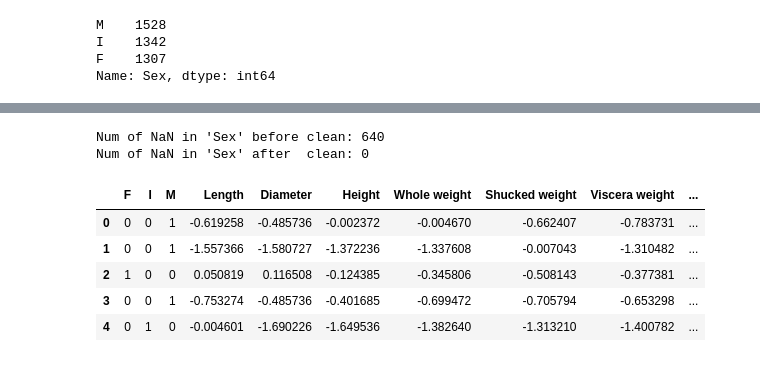
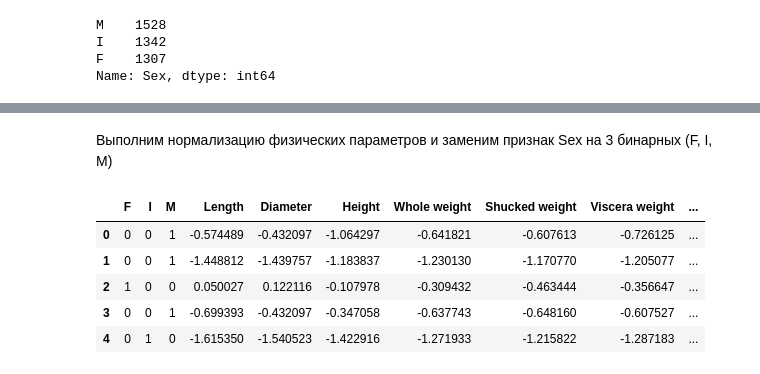
Before and after one commit to xLoSyAsHx/IAD19_ML, a Jupyter notebook: Task1_DataAnalyzing.ipynb, the cells around one changed output, grey strips where cells are left out. Saved outputs shown, nothing was run; the diff lists cells and outputs as text; code cells hidden in the pictures.

```diff
--- a/Task1_DataAnalyzing.ipynb
+++ b/Task1_DataAnalyzing.ipynb
@@ -156,34 +165,19 @@ df.describe(include = 'all').drop(['Sex'], axis=1)
-# %%
-# Prepare data
-
-valuesForFillNa = {}
-for columnName in df.columns:
-    if isinstance(df[columnName][0], str) == False:
-        valuesForFillNa[columnName] = df[columnName].mean()
-
-valuesForFillNa['Rings'] = round(valuesForFillNa['Rings'])
-clear_df = df.fillna(value=valuesForFillNa)
-
-print('Num of NaN in \'Sex\' before clean: ' + str(clear_df.isna()['Sex'].sum(axis=0)))
-clear_df = clear_df.dropna(subset=['Sex'])
-print('Num of NaN in \'Sex\' after  clean: ' + str(clear_df.isna()['Sex'].sum(axis=0)))
-
-# Normalization
-numerical_data = clear_df.drop(['Sex', 'Rings'], axis=1)
-numerical_data = (numerical_data - numerical_data.mean(axis = 0))/numerical_data.std(axis = 0)
-
-
-clear_df = pd.concat([pd.get_dummies(clear_df['Sex']), numerical_data, clear_df['Rings']], axis=1)
-clear_df.head()
-# %% [output]
-Num of NaN in 'Sex' before clean: 640
-Num of NaN in 'Sex' after  clean: 0
-|  | F | I | M | Length | Diameter | Height | Whole weight | Shucked weight | Viscera weight | ... |
-| 0 | 0 | 0 | 1 | -0.619258 | -0.485736 | -0.002372 | -0.004670 | -0.662407 | -0.783731 | ... |
-| 1 | 0 | 0 | 1 | -1.557366 | -1.580727 | -1.372236 | -1.337608 | -0.007043 | -1.310482 | ... |
-| 2 | 1 | 0 | 0 | 0.050819 | 0.116508 | -0.124385 | -0.345806 | -0.508143 | -0.377381 | ... |
-| 3 | 0 | 0 | 1 | -0.753274 | -0.485736 | -0.401685 | -0.699472 | -0.705794 | -0.653298 | ... |
-| 4 | 0 | 1 | 0 | -0.004601 | -1.690226 | -1.649536 | -1.382640 | -1.313210 | -1.400782 | ... |
+# %% [markdown]
+Выполним нормализацию физических параметров и заменим признак Sex на 3 бинарных (F, I, M)
+# %%
+numerical_data = df.drop(['Sex', 'Rings'], axis=1)
+numerical_data = (numerical_data - numerical_data.mean(axis = 0))/numerical_data.std(axis = 0)
+
+
+clear_df = pd.concat([pd.get_dummies(df['Sex']), numerical_data, df['Rings']], axis=1)
+clear_df.head()
+# %% [output]
+|  | F | I | M | Length | Diameter | Height | Whole weight | Shucked weight | Viscera weight | ... |
+| 0 | 0 | 0 | 1 | -0.574489 | -0.432097 | -1.064297 | -0.641821 | -0.607613 | -0.726125 | ... |
+| 1 | 0 | 0 | 1 | -1.448812 | -1.439757 | -1.183837 | -1.230130 | -1.170770 | -1.205077 | ... |
+| 2 | 1 | 0 | 0 | 0.050027 | 0.122116 | -0.107978 | -0.309432 | -0.463444 | -0.356647 | ... |
+| 3 | 0 | 0 | 1 | -0.699393 | -0.432097 | -0.347058 | -0.637743 | -0.648160 | -0.607527 | ... |
+| 4 | 0 | 1 | 0 | -1.615350 | -1.540523 | -1.422916 | -1.271933 | -1.215822 | -1.287183 | ... |
 # %%
 X = clear_df.drop('Rings', axis=1)
 y = clear_df['Rings']
```
Also changed, not shown: parts of 32 cells of this notebook.
